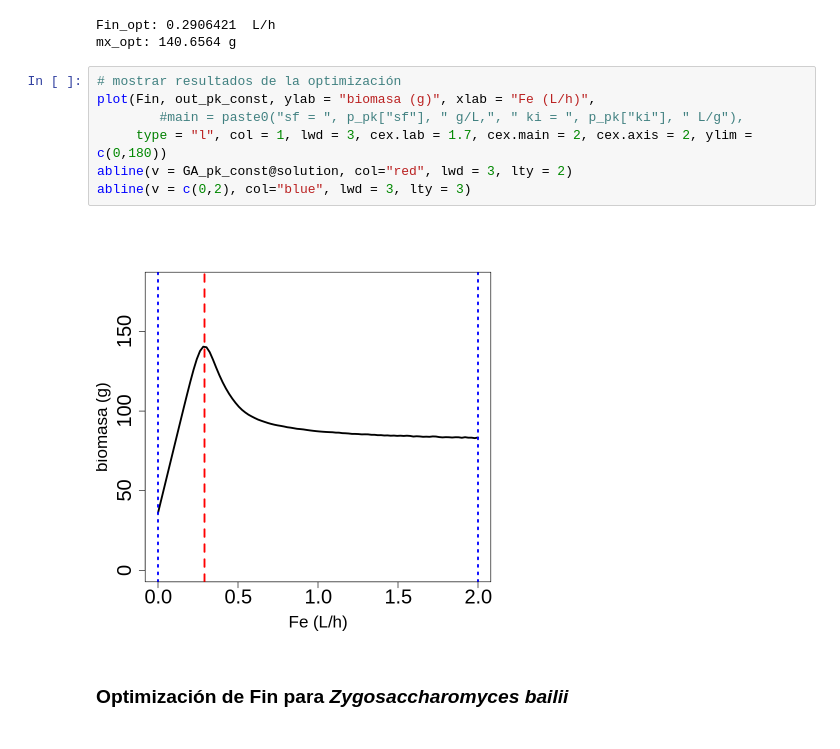
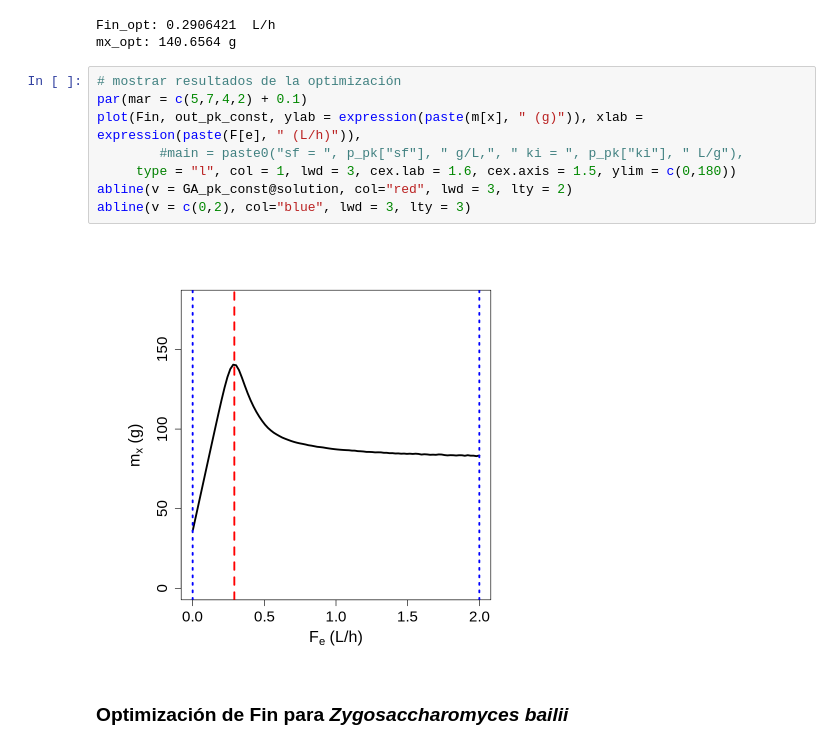
Before and after one commit to JuanM-GG/modelos-tesis, a Jupyter notebook: optimizacion_flujo_alimentacion.ipynb, the cells around one changed output. Drawn from its saved outputs; the diff is of its cells as text.

```diff
--- a/optimizacion_flujo_alimentacion.ipynb
+++ b/optimizacion_flujo_alimentacion.ipynb
@@ -430,13 +432,14 @@ Fin_opt: 0.2906421  L/h
 mx_opt: 140.6564 g
 # %%
 # mostrar resultados de la optimización
-plot(Fin, out_pk_const, ylab = "biomasa (g)", xlab = "Fe (L/h)",
+par(mar = c(5,7,4,2) + 0.1)
+plot(Fin, out_pk_const, ylab = expression(paste(m[x], " (g)")), xlab = expression(paste(F[e], " (L/h)")),
         #main = paste0("sf = ", p_pk["sf"], " g/L,", " ki = ", p_pk["ki"], " L/g"),
-     type = "l", col = 1, lwd = 3, cex.lab = 1.7, cex.main = 2, cex.axis = 2, ylim = c(0,180))
+     type = "l", col = 1, lwd = 3, cex.lab = 1.6, cex.axis = 1.5, ylim = c(0,180))
 abline(v = GA_pk_const@solution, col="red", lwd = 3, lty = 2)
 abline(v = c(0,2), col="blue", lwd = 3, lty = 3)
 # %% [output]
-[figure, old version]
+[figure, new version]
 # %% [markdown]
 ### Optimización de Fin para *Zygosaccharomyces bailii*
 # %%
```
Also changed, not shown: parts of 19 cells of this notebook.
